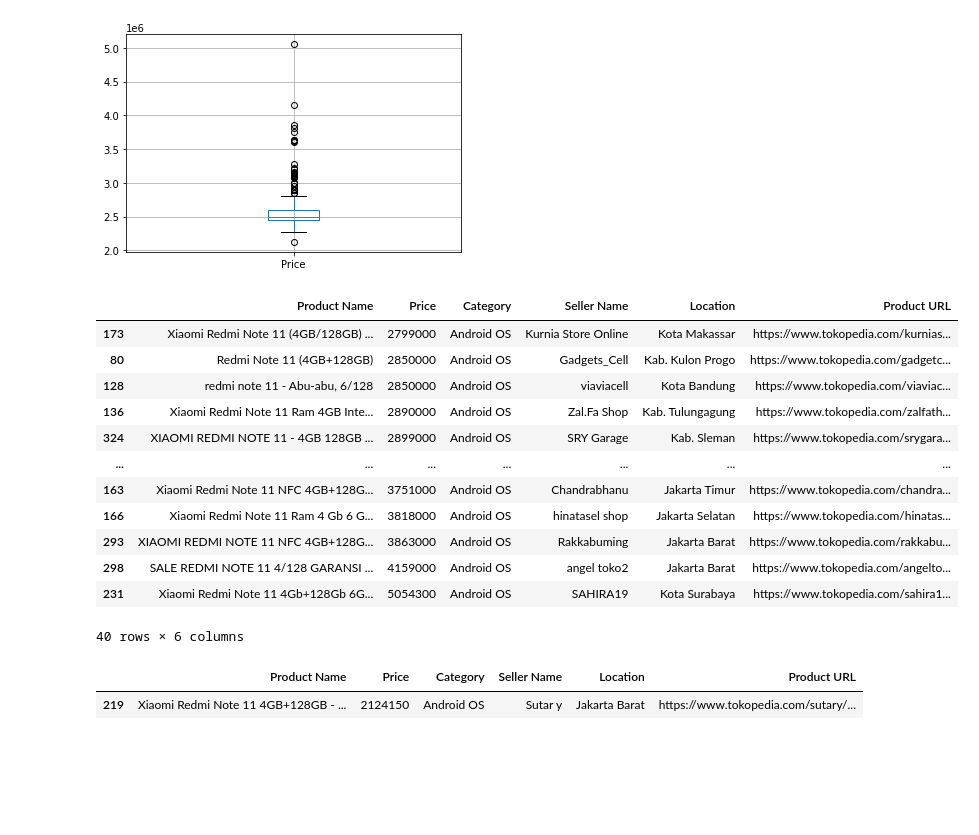
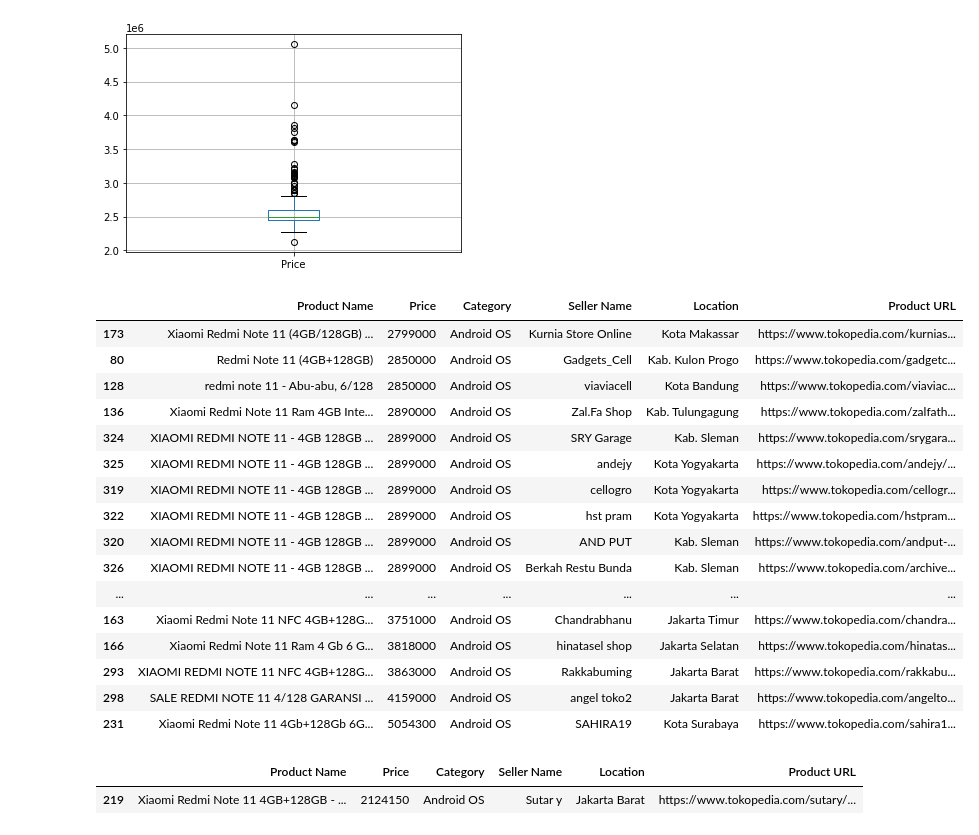
Before and after one commit to prasetyatf/EDA_RedmiNote11_tokped, a Jupyter notebook: analisis-renote11-4gb.ipynb, the cells around one changed output. Cells and saved outputs as stored; diff of their text form; code cells hidden in the pictures; blank space fills up the shorter version.

```diff
--- a/analisis-renote11-4gb.ipynb
+++ b/analisis-renote11-4gb.ipynb
@@ -228,24 +228,31 @@ df_filtered.boxplot(column=['Price'], grid=True)
 # %%
 # dari gambar boxplot terlihat terdapat outlier
 # melihat beberapa produk outlier harga tinggi
 
 pd.options.display.max_rows=10
 df_right_tail = df_filtered.loc[df_filtered['Price']>2750000, ['Product Name', 'Price', 'Category', 'Seller Name', 'Location', 'Product URL']]
+
+pd.options.display.max_rows=40
+
 df_right_tail.sort_values(by=['Price'], axis=0, ascending=True)
 # %% [output]
 |  | Product Name | Price | Category | Seller Name | Location | Product URL |
 | 173 | Xiaomi Redmi Note 11 (4GB/128GB) ... | 2799000 | Android OS | Kurnia Store Online | Kota Makassar | https://www.tokopedia.com/kurnias... |
 | 80 | Redmi Note 11 (4GB+128GB) | 2850000 | Android OS | Gadgets_Cell | Kab. Kulon Progo | https://www.tokopedia.com/gadgetc... |
 | 128 | redmi note 11 - Abu-abu, 6/128 | 2850000 | Android OS | viaviacell | Kota Bandung | https://www.tokopedia.com/viaviac... |
 | 136 | Xiaomi Redmi Note 11 Ram 4GB Inte... | 2890000 | Android OS | Zal.Fa Shop | Kab. Tulungagung | https://www.tokopedia.com/zalfath... |
 | 324 | XIAOMI REDMI NOTE 11 - 4GB 128GB ... | 2899000 | Android OS | SRY Garage | Kab. Sleman | https://www.tokopedia.com/srygara... |
+| 325 | XIAOMI REDMI NOTE 11 - 4GB 128GB ... | 2899000 | Android OS | andejy | Kota Yogyakarta | https://www.tokopedia.com/andejy/... |
+| 319 | XIAOMI REDMI NOTE 11 - 4GB 128GB ... | 2899000 | Android OS | cellogro | Kota Yogyakarta | https://www.tokopedia.com/cellogr... |
+| 322 | XIAOMI REDMI NOTE 11 - 4GB 128GB ... | 2899000 | Android OS | hst pram | Kota Yogyakarta | https://www.tokopedia.com/hstpram... |
+| 320 | XIAOMI REDMI NOTE 11 - 4GB 128GB ... | 2899000 | Android OS | AND PUT | Kab. Sleman | https://www.tokopedia.com/andput-... |
+| 326 | XIAOMI REDMI NOTE 11 - 4GB 128GB ... | 2899000 | Android OS | Berkah Restu Bunda | Kab. Sleman | https://www.tokopedia.com/archive... |
 | ... | ... | ... | ... | ... | ... | ... |
 | 163 | Xiaomi Redmi Note 11 NFC 4GB+128G... | 3751000 | Android OS | Chandrabhanu | Jakarta Timur | https://www.tokopedia.com/chandra... |
 | 166 | Xiaomi Redmi Note 11 Ram 4 Gb 6 G... | 3818000 | Android OS | hinatasel shop | Jakarta Selatan | https://www.tokopedia.com/hinatas... |
 | 293 | XIAOMI REDMI NOTE 11 NFC 4GB+128G... | 3863000 | Android OS | Rakkabuming | Jakarta Barat | https://www.tokopedia.com/rakkabu... |
 | 298 | SALE REDMI NOTE 11 4/128 GARANSI ... | 4159000 | Android OS | angel toko2 | Jakarta Barat | https://www.tokopedia.com/angelto... |
 | 231 | Xiaomi Redmi Note 11 4Gb+128Gb 6G... | 5054300 | Android OS | SAHIRA19 | Kota Surabaya | https://www.tokopedia.com/sahira1... |
-40 rows × 6 columns
 # %%
 # jika dilihat dengan data harga yang sudah diurutkan di atas, terlihat bahwa beberapa produk outlier harga tinggi memiliki nama produk ambigu
 #orang jual accesoris pun categorynya android os, dan masih ambigu apakah jualan accesoris atau hp atau accesoris dan hp??
```
Also changed, not shown: parts of 3 cells of this notebook.
